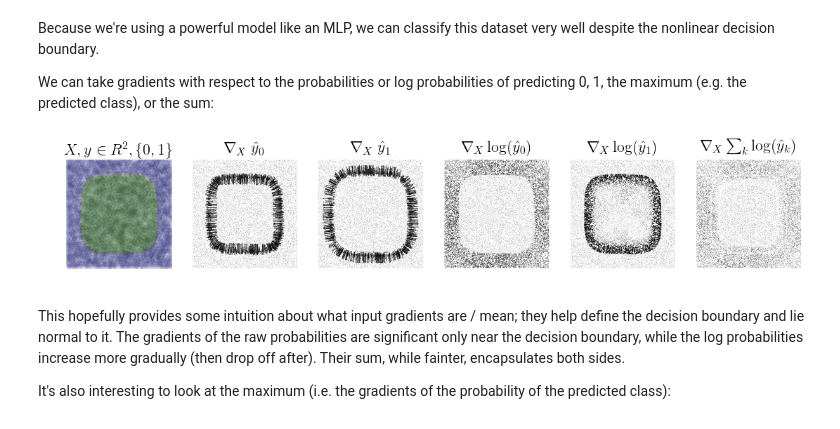
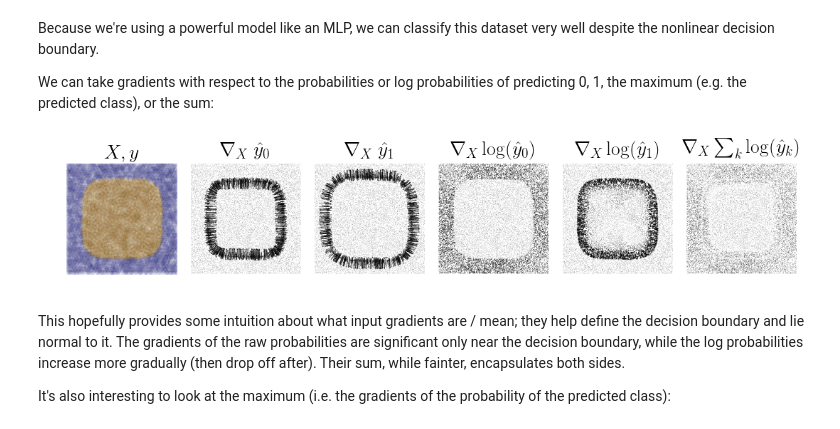
Before and after one commit to dtak/rrr, a Jupyter notebook: experiments/2D Intuition.ipynb, the cells around one changed output. Cells and saved outputs as stored; diff of their text form; code cells hidden in the pictures.

```diff
--- a/experiments/2D Intuition.ipynb
+++ b/experiments/2D Intuition.ipynb
@@ -5,6 +5,7 @@ from multilayer_perceptron import *
 from figure_grid import *
 from local_linear_explanation import *
 plt.rcParams['text.usetex'] = True
+plt.rcParams['text.latex.preamble'] = "\\usepackage{amssymb}"
 # %% [markdown]
 # 2D Intuition for Input Gradients
 
@@ -53,46 +54,51 @@ p_grads1 = mlp.input_gradients(X, scale='lin', y=1)
 p_gradsm = mlp.input_gradients(X, scale='lin', y='max')
 p_gradss = mlp.input_gradients(X, scale='lin', y='sum')
 # %%
-plt.figure(figsize=(13.5,2))
-fs = 16
+import matplotlib.gridspec as gridspec
+figsize=(13.5,2)
+plt.figure(figsize=figsize)
+fs = 20
 
 def plot_grads(X, grads):
   plt.axis('off')
   plt.xlim(X[:,0].min(), X[:,0].max())
   plt.ylim(X[:,1].min(), X[:,1].max())
   plt.quiver(X[:,0], X[:,1], grads[:,0], grads[:,1])
+  plt.gca().set_aspect('equal')
 
 plt.subplot(161)
-plt.title(r'$X,y\in\mathbb{R}^2,\{0,1\}$', fontsize=fs)
+plt.title(r'$X,y$', fontsize=fs)
 plt.scatter(pos[:,0], pos[:,1], c='blue', marker='v', alpha=0.025)
-plt.scatter(neg[:,0], neg[:,1], c='green', alpha=0.025)
+plt.scatter(neg[:,0], neg[:,1], c='orange', alpha=0.025)
 plt.xlim(-50,50)
 plt.ylim(-50,50)
 plt.axis('off')
+plt.gca().set_aspect('equal')
 
 plt.subplot(164)
 plt.title(r'$\nabla_X \log(\hat{y}_0)$', fontsize=fs)
 plot_grads(X, l_grads0)
 
 plt.subplot(165)
 plt.title(r'$\nabla_X \log(\hat{y}_1)$', fontsize=fs)
 plot_grads(X, l_grads1)
 
 plt.subplot(162)
 plt.title(r'$\nabla_X\ \hat{y}_0$', fontsize=fs)
 plot_grads(X, p_grads0)
 
 plt.subplot(163)
 plt.title(r'$\nabla_X\ \hat{y}_1$', fontsize=fs)
 plot_grads(X, p_grads1)
 
 plt.subplot(166)
 plt.title(r'$\nabla_X \sum_k \log(\hat{y}_k)$', fontsize=fs)
 plot_grads(X, l_gradss)
 
+plt.subplots_adjust(wspace=0, hspace=0)
 plt.show()
 # %% [output]
-[figure, old version]
+[figure, new version]
 # %% [markdown]
 This hopefully provides some intuition about what input gradients are / mean; they help define the decision boundary and lie normal to it. The gradients of the raw probabilities are significant only near the decision boundary, while the log probabilities increase more gradually (then drop off after). Their sum, while fainter, encapsulates both sides.
 
```
Also changed, not shown: parts of 1 cell of this notebook, 10 other files.
